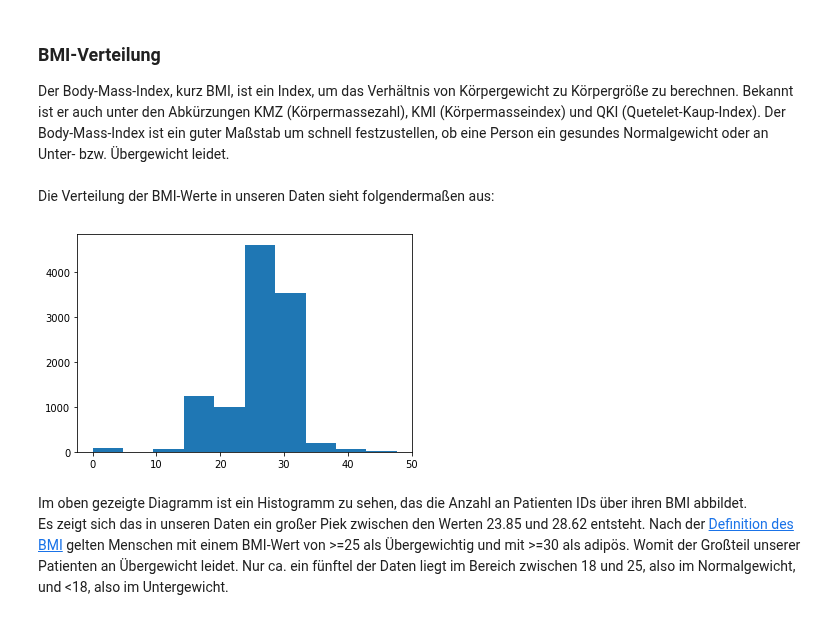
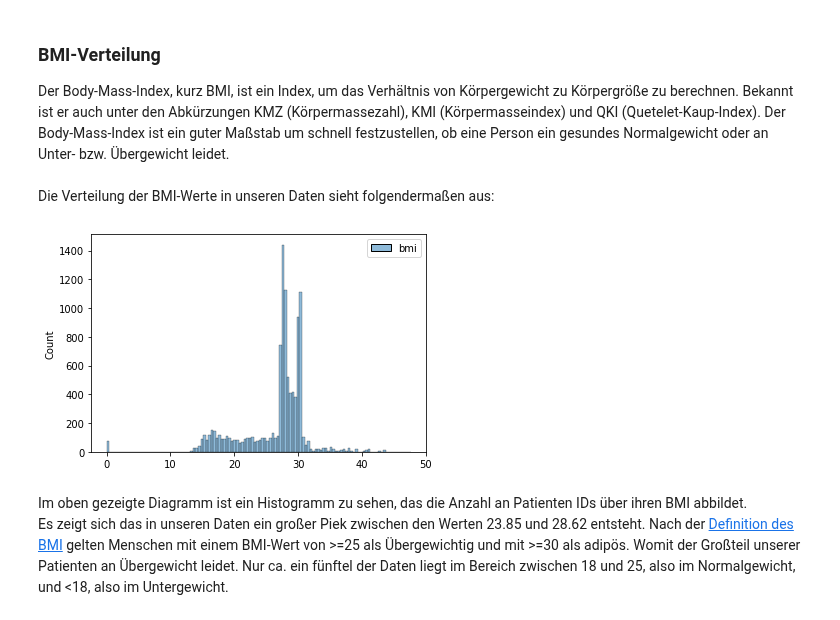
Before and after one commit to Fuenfgeld/DMA2022DataProjectC, a Jupyter notebook: src/analysis.ipynb, the cells around one changed output. Cells and saved outputs as stored; diff of their text form; code cells hidden in the pictures.

```diff
--- a/src/analysis.ipynb
+++ b/src/analysis.ipynb
@@ -136,10 +137,11 @@ Der Body-Mass-Index, kurz BMI, ist ein Index, um das Verhältnis von Körpergewi
 Die Verteilung der BMI-Werte in unseren Daten sieht folgendermaßen aus:
 # %%
 df_bmi = pd.read_sql("SELECT bmi FROM fact_table",connection)
-plt.hist(df_bmi)
+sns.histplot(df_bmi)
 plt.savefig('../artefacts-for-release/bmi_distribution.png')
+plt.show()
 # %% [output]
-[figure, old version]
+[figure, new version]
 # %% [markdown]
 Im oben gezeigte Diagramm ist ein Histogramm zu sehen, das die Anzahl an Patienten IDs über ihren BMI abbildet.<br>
 Es zeigt sich das in unseren Daten ein großer Piek zwischen den Werten 23.85 und 28.62 entsteht. Nach der [Definition des BMI](https://de.wikipedia.org/wiki/Body-Mass-Index) gelten Menschen mit einem BMI-Wert von >=25 als Übergewichtig und mit >=30 als adipös. Womit der Großteil unserer Patienten an Übergewicht leidet. Nur ca. ein fünftel der Daten liegt im Bereich zwischen 18 und 25, also im Normalgewicht, und <18, also im Untergewicht.
```
Also changed, not shown: parts of 5 cells of this notebook.
